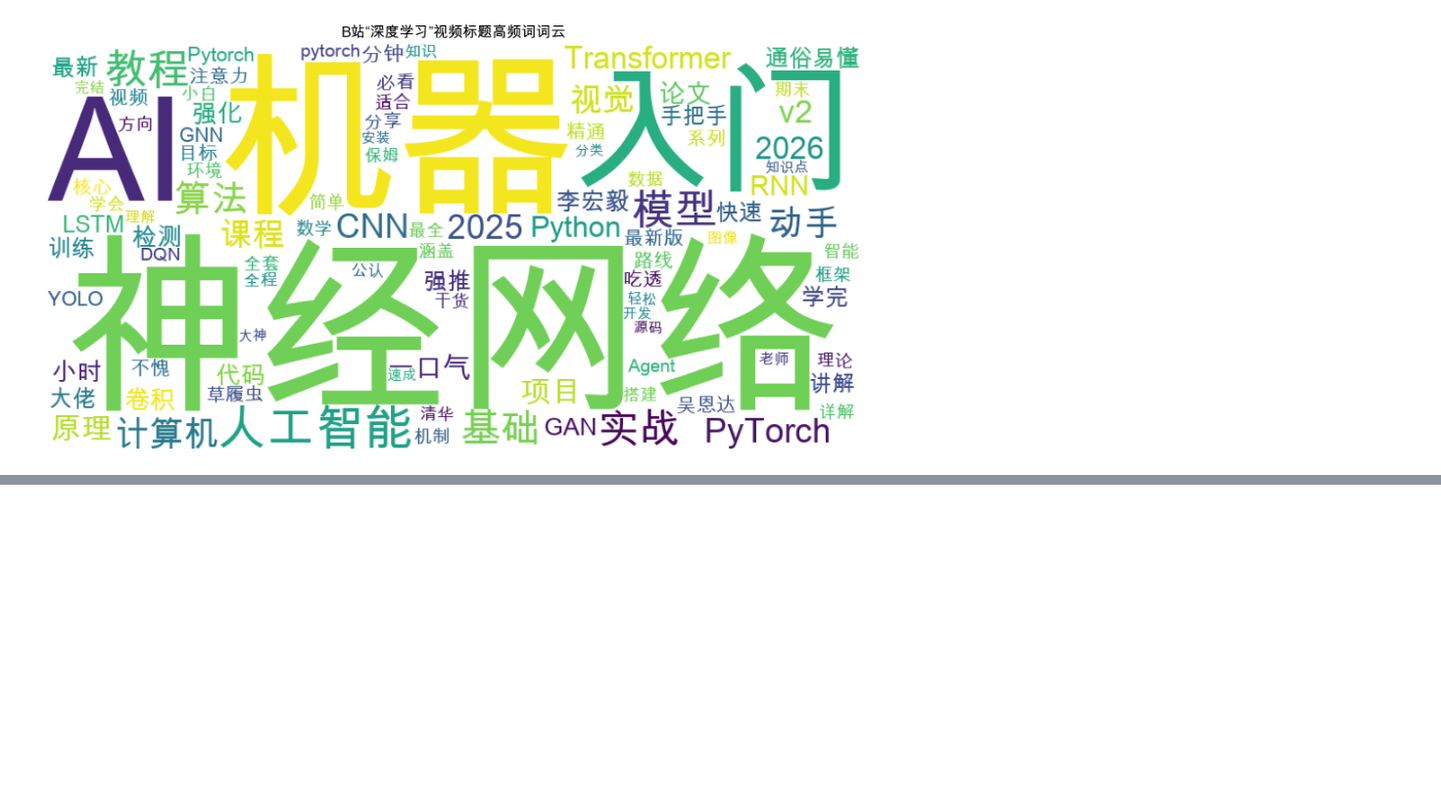
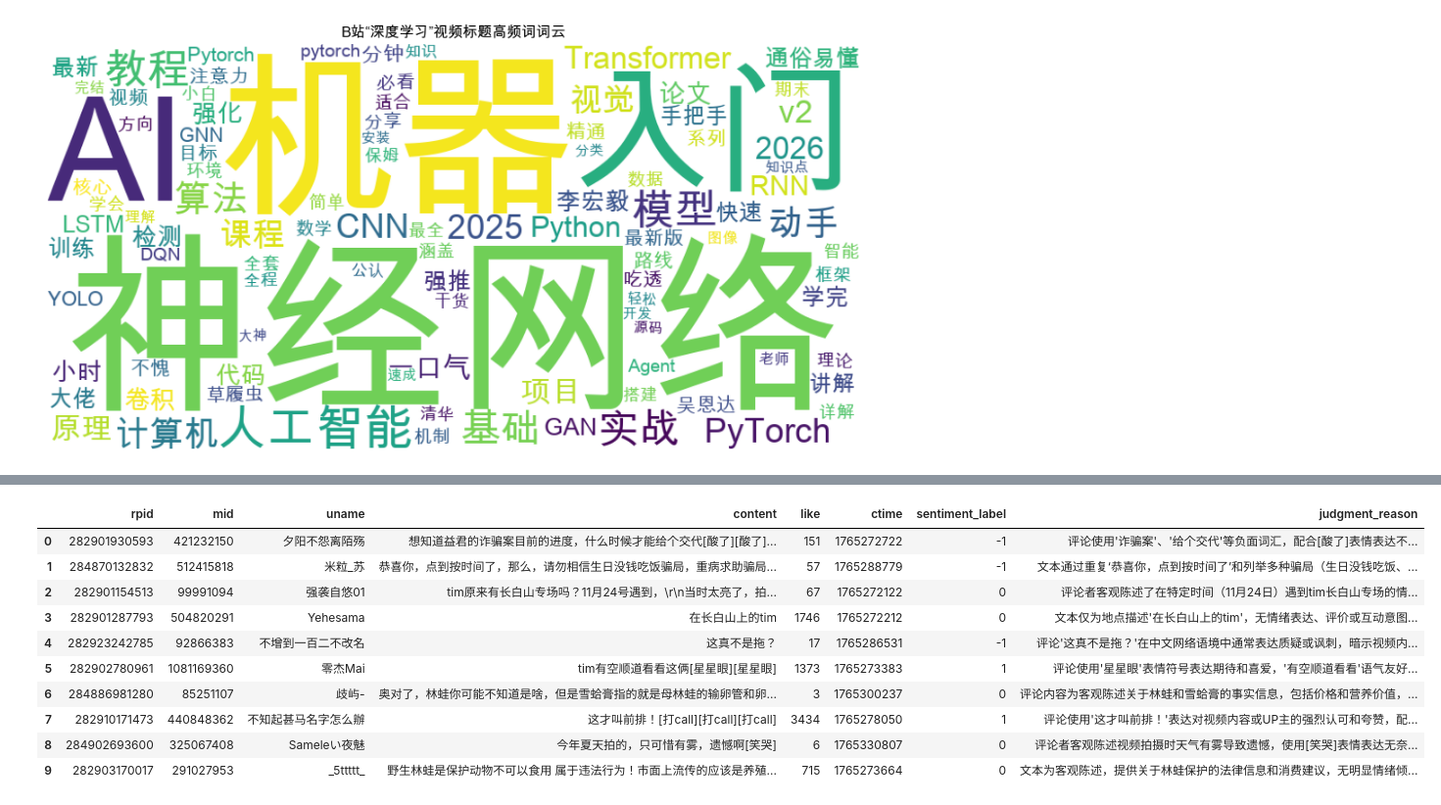
Before and after one commit to TobyKSKGD/Bilibili_search_data_Analysis_based_on_Python, a Jupyter notebook: demonstration.ipynb, the cells around one changed output, grey strips where cells are left out. Shown at 98% size. Drawn from its saved outputs; the diff is of its cells as text; code cells hidden in the pictures; blank space fills up the shorter version.

Commit message:
comments

```diff
--- a/demonstration.ipynb
+++ b/demonstration.ipynb
@@ -434,0 +470,10 @@ plt.show()
+# %%
+import pandas as pd
+from pathlib import Path
+
+BVID = bvid
+comments_path = Path(f"{BVID}_comments.csv")
+
+df = pd.read_csv(comments_path, encoding="utf_8_sig")
+print("原始评论数量：", len(df))
+df.head()
@@ -434,0 +493,30 @@ plt.show()
+# %%
+import requests
+import time
+import json
+import re
+from getpass import getpass
+
+# 1) API_KEY
+API_KEY = Path("api_key.txt").read_text(encoding="utf-8").strip()
+
+# 2) DeepSeek API 配置
+BASE_URL = "https://api.deepseek.com/v1"
+MODEL = "deepseek-chat"
+# %%
+# 指令工程
+def build_prompt(text: str) -> str:
+    return f"""你是一个经常刷B站、擅长理解中文网络语境的评论分析员。请对以下“视频评论文本”进行情绪分类，以反映评论者对该视频/UP主内容的态度（注意：只基于文本本身判断，包含反讽/阴阳怪气也要尽量识别）。
+
+文本内容："{text}"
+
+请严格按照以下要求分类：
+1. 积极情绪：夸赞、喜欢、支持、推荐、认为内容有价值/有趣/好看等，标注为 1
+2. 消极情绪：吐槽、批评、反感、攻击、认为内容差/无聊/误导等，标注为 -1
+3. 中性情绪：无明显情绪倾向、客观陈述、提问求资源/时间点、纯表情/刷屏/无意义信息等，标注为 0
+
+请以JSON格式返回结果（json），包含两个字段：
+- "sentiment": 情绪标签（1, 0, 或 -1）
+- "reason": 判断理由（简要说明分类原因）
+
+只返回JSON格式结果，不要有其他内容。"""
@@ -434,0 +629,14 @@ plt.show()
+# %%
+work_df.head(10) # 展示前 10 行
+# %% [output]
+|  | rpid | mid | uname | content | like | ctime | sentiment_label | judgment_reason |
+| 0 | 282901930593 | 421232150 | 夕阳不怨离陌殇 | 想知道益君的诈骗案目前的进度，什么时候才能给个交代[酸了][酸了]... | 151 | 1765272722 | -1 | 评论使用'诈骗案'、'给个交代'等负面词汇，配合[酸了]表情表达不... |
+| 1 | 284870132832 | 512415818 | 米粒_苏 | 恭喜你，点到按时间了，那么，请勿相信生日没钱吃饭骗局，重病求助骗局... | 57 | 1765288779 | -1 | 文本通过重复‘恭喜你，点到按时间了’和列举多种骗局（生日没钱吃饭、... |
+| 2 | 282901154513 | 99991094 | 强袭自悠01 | tim原来有长白山专场吗？11月24号遇到，\r\n当时太亮了，拍... | 67 | 1765272122 | 0 | 评论者客观陈述了在特定时间（11月24日）遇到tim长白山专场的情... |
+| 3 | 282901287793 | 504820291 | Yehesama | 在长白山上的tim | 1746 | 1765272212 | 0 | 文本仅为地点描述'在长白山上的tim'，无情绪表达、评价或互动意图... |
+| 4 | 282923242785 | 92866383 | 不增到一百二不改名 | 这真不是拖？ | 17 | 1765286531 | -1 | 评论'这真不是拖？'在中文网络语境中通常表达质疑或讽刺，暗示视频内... |
+| 5 | 282902780961 | 1081169360 | 零杰Mai | tim有空顺道看看这俩[星星眼][星星眼] | 1373 | 1765273383 | 1 | 评论使用'星星眼'表情符号表达期待和喜爱，'有空顺道看看'语气友好... |
+| 6 | 284886981280 | 85251107 | 歧屿- | 奥对了，林蛙你可能不知道是啥，但是雪蛤膏指的就是母林蛙的输卵管和卵... | 3 | 1765300237 | 0 | 评论内容为客观陈述关于林蛙和雪蛤膏的事实信息，包括价格和营养价值，... |
+| 7 | 282910171473 | 440848362 | 不知起甚马名字怎么辦 | 这才叫前排！[打call][打call][打call] | 3434 | 1765278050 | 1 | 评论使用'这才叫前排！'表达对视频内容或UP主的强烈认可和夸赞，配... |
+| 8 | 284902693600 | 325067408 | Sameleい夜魅 | 今年夏天拍的，只可惜有雾，遗憾啊[笑哭] | 6 | 1765330807 | 0 | 评论者客观陈述视频拍摄时天气有雾导致遗憾，使用[笑哭]表情表达无奈... |
+| 9 | 282903170017 | 291027953 | _5ttttt_ | 野生林蛙是保护动物不可以食用 属于违法行为！市面上流传的应该是养殖... | 715 | 1765273664 | 0 | 文本为客观陈述，提供关于林蛙保护的法律信息和消费建议，无明显情绪倾... |
```
Also changed, not shown: parts of 11 cells of this notebook, 6 other files.
